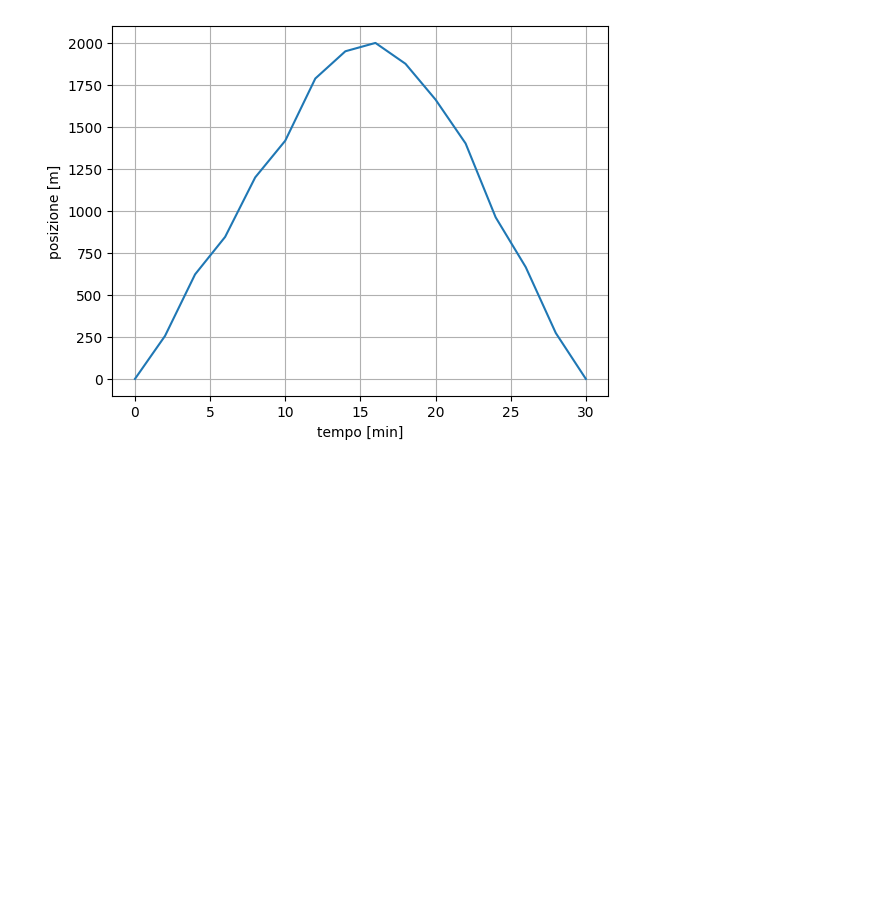
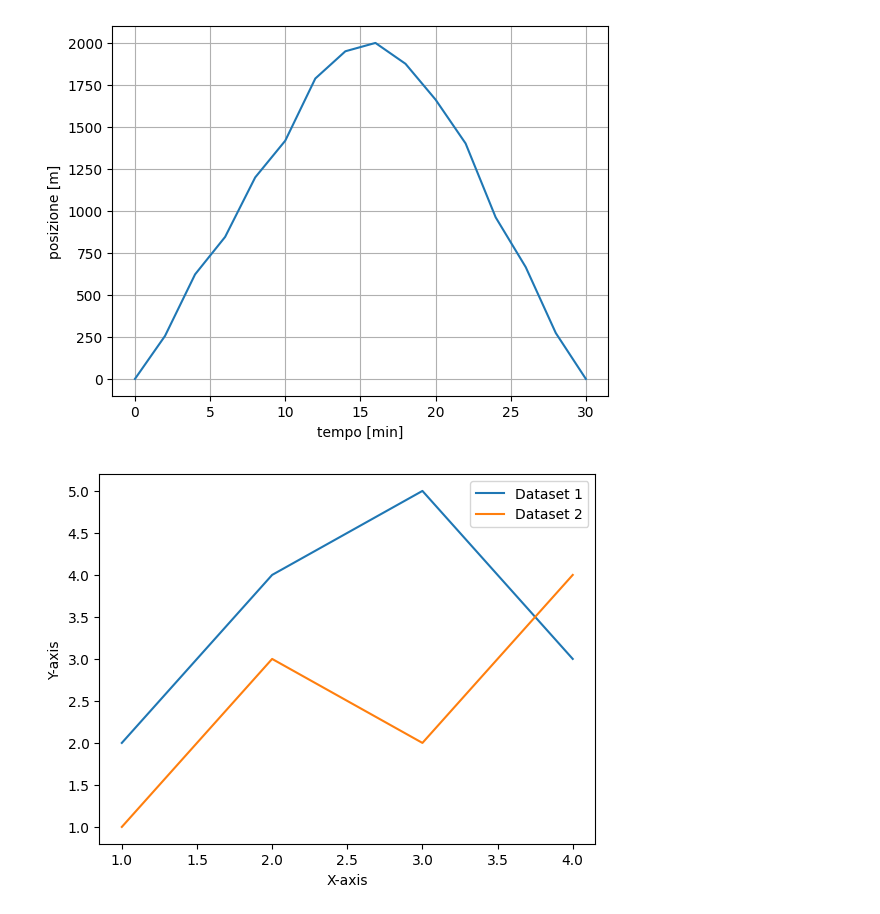
Before and after one commit to Finardiprof/Python, a Jupyter notebook: Moto_rettilineo_uniforme.ipynb, the cells around one changed output. Cells and saved outputs as stored; diff of their text form; code cells hidden in the pictures; blank space fills up the shorter version.

```diff
--- a/Moto_rettilineo_uniforme.ipynb
+++ b/Moto_rettilineo_uniforme.ipynb
@@ -64,3 +64,23 @@ plt.grid()                   # crea reticolo nel piano cartesiano
 plt.show()                   # visualizza grafico
 # %% [output]
 [figure]
+# %%
+# Sample data
+x1 = [1, 2, 3, 4]
+y1 = [2, 4, 5, 3]
+x2 = [1, 2, 3, 4]
+y2 = [1, 3, 2, 4]
+
+# Plot lines
+plt.plot(x1, y1, label='Dataset 1')
+plt.plot(x2, y2, label='Dataset 2')
+
+# Add labels and legend
+plt.xlabel('X-axis')
+plt.ylabel('Y-axis')
+plt.legend()
+
+# Show the plot
+plt.show()
+# %% [output]
+[figure, added]
```
Also changed, not shown: parts of 1 cell of this notebook.
